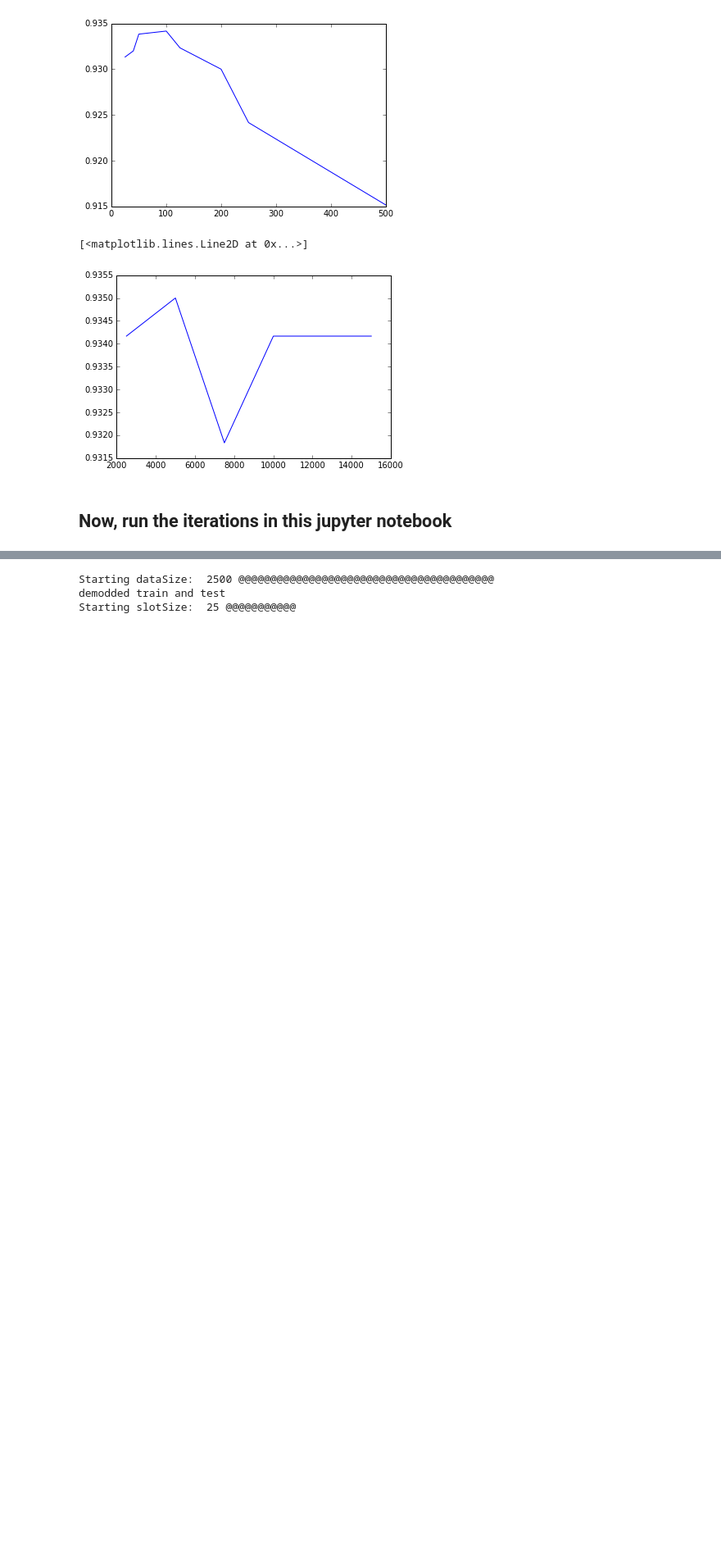
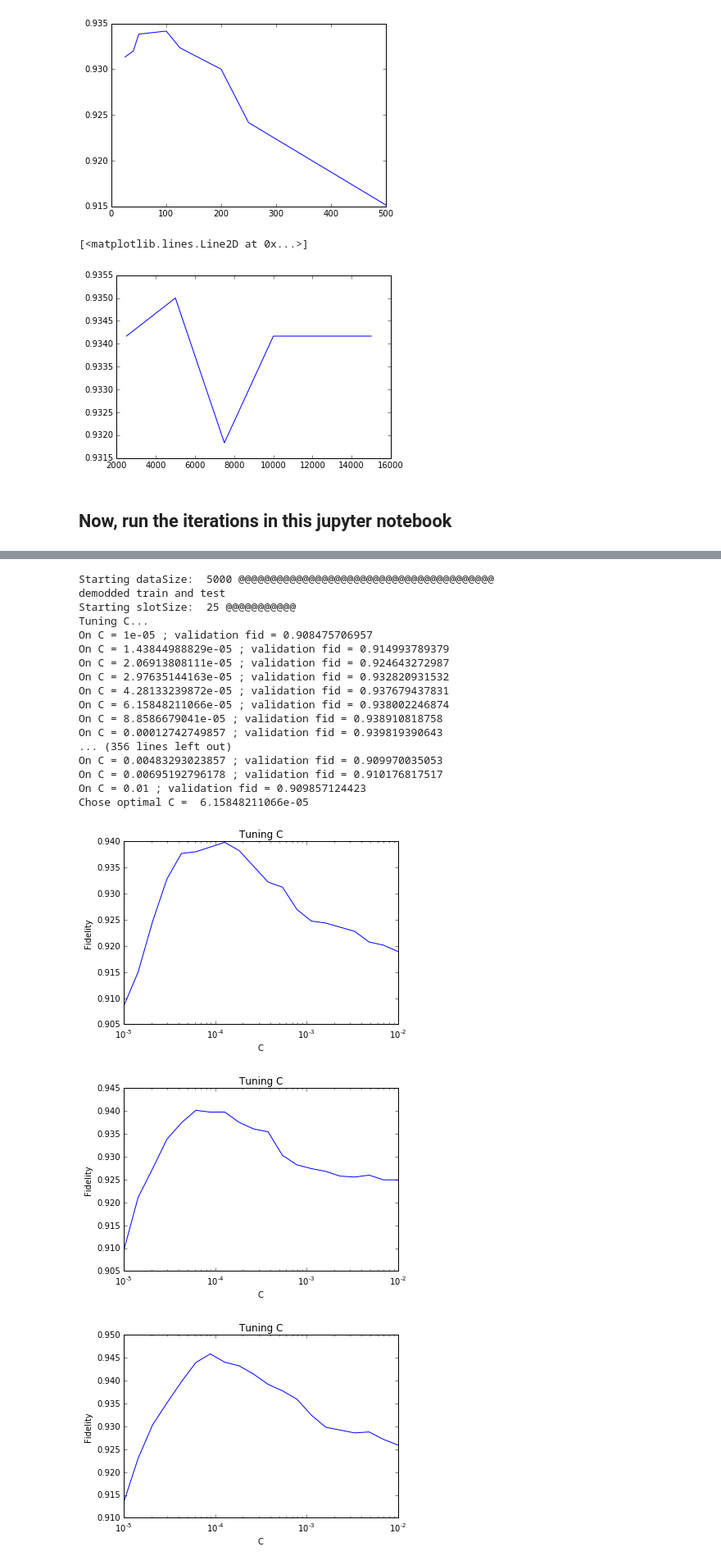
Before and after one commit to dennischenfeng/qnl_qmtrajproj, a Jupyter notebook: SWInt_SVM_v2.ipynb, the cells around one changed output, grey strips where cells are left out. Shown at 82% size. Cells and saved outputs as stored; diff of their text form; code cells hidden in the pictures; blank space fills up the shorter version.

```diff
--- a/SWInt_SVM_v2.ipynb
+++ b/SWInt_SVM_v2.ipynb
@@ -654,5 +657,7 @@ Shape of raw data:  (2L, 10000L, 4L, 7000L)
 # %%
-lstDataSize = [2500, 5000, 7500, 10000] #[2500, 5000, 7500, 10000, 15000]
+#sweeping through slotSize
+
+lstDataSize = [5000, 10000] #[2500, 5000, 7500, 10000, 15000]
 lstSlotSize = [25, 40, 50, 100, 125, 200, 250, 500] # [30, 40, 50, 60, 70, 100, 150, 200]
 
 arrayFid = np.zeros((len(lstDataSize), len(lstSlotSize), 2))
@@ -660,31 +665,49 @@ lstClf = []
 lstTimes = []
 
 for i in np.arange(len(lstDataSize)):
 
     testFraction = 0.2
     print 'Starting dataSize: ', lstDataSize[i], '@@@@@@@@@@@@@@@@@@@@@@@@@@@@@@@@@@@@@@@@'
 
     dataSize = lstDataSize[i]
     startTestIndex = int(dataSize * (1 - testFraction))
     traj_train, labels_train = tc.demod(rawdata[:, :startTestIndex, :, :])  # @@@ change the index depending on wheter using big or small dataset
     traj_test, labels_test = tc.demod(rawdata[:, startTestIndex:dataSize, :, :])
+
     print 'demodded train and test'
 
 
     for k in np.arange(len(lstSlotSize)):
         print 'Starting slotSize: ', lstSlotSize[k], '@@@@@@@@@@@'
 
         timeStart = time.time()
         clf = tc.SWInt_SVM(typeSVM='linear', slotSize=lstSlotSize[k])
         clf.fit(traj_train, labels_train, tuneC=True, lstC=10**np.linspace(-5, -2, 20), suppressPlots=True)
         timeFinish = time.time() - timeStart
 
 
         fid = np.array([clf.score(traj_train, labels_train), clf.score(traj_test, labels_test)])
         arrayFid[i, k] = fid[:]
         lstClf += [clf]
         lstTimes += [timeFinish]
 # %% [output]
-Starting dataSize:  2500 @@@@@@@@@@@@@@@@@@@@@@@@@@@@@@@@@@@@@@@@
+Starting dataSize:  5000 @@@@@@@@@@@@@@@@@@@@@@@@@@@@@@@@@@@@@@@@
 demodded train and test
 Starting slotSize:  25 @@@@@@@@@@@
+Tuning C...
+On C = 1e-05 ; validation fid = 0.908475706957
+On C = 1.43844988829e-05 ; validation fid = 0.914993789379
+On C = 2.06913808111e-05 ; validation fid = 0.924643272987
+On C = 2.97635144163e-05 ; validation fid = 0.932820931532
+On C = 4.28133239872e-05 ; validation fid = 0.937679437831
+On C = 6.15848211066e-05 ; validation fid = 0.938002246874
+On C = 8.8586679041e-05 ; validation fid = 0.938910818758
+On C = 0.00012742749857 ; validation fid = 0.939819390643
+... (356 lines left out)
+On C = 0.00483293023857 ; validation fid = 0.909970035053
+On C = 0.00695192796178 ; validation fid = 0.910176817517
+On C = 0.01 ; validation fid = 0.909857124423
+Chose optimal C =  6.15848211066e-05
+[figure, new version]
+[figure, added]
+[figure, added]
```
Also changed, not shown: parts of 8 cells of this notebook, 1 other file.
